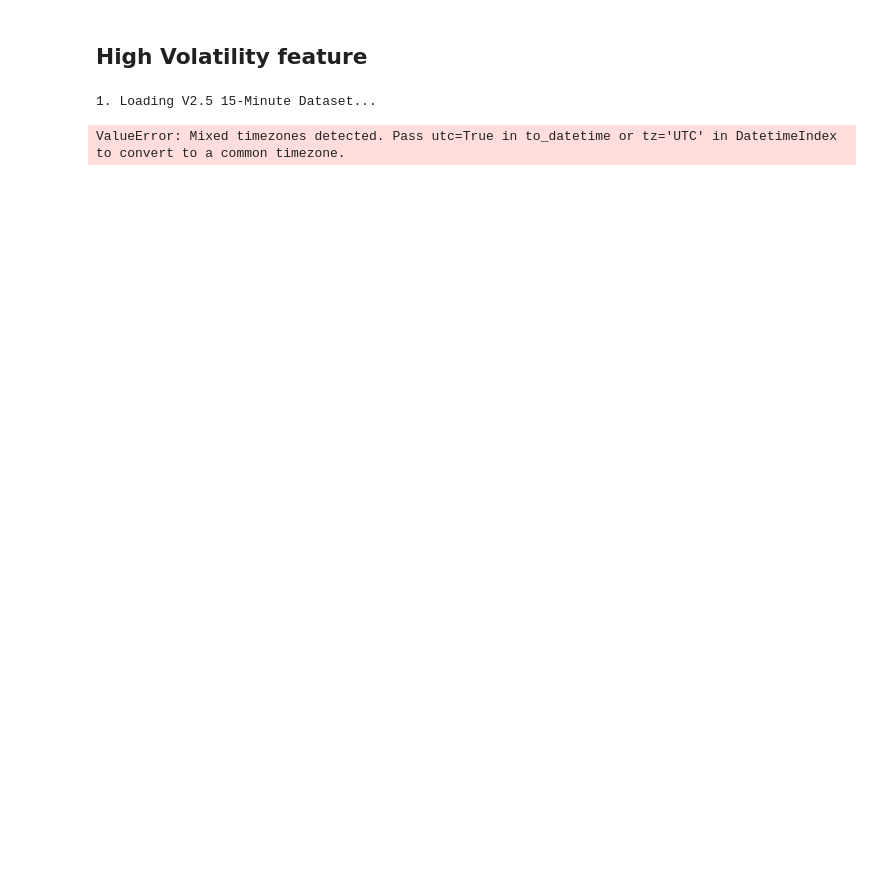
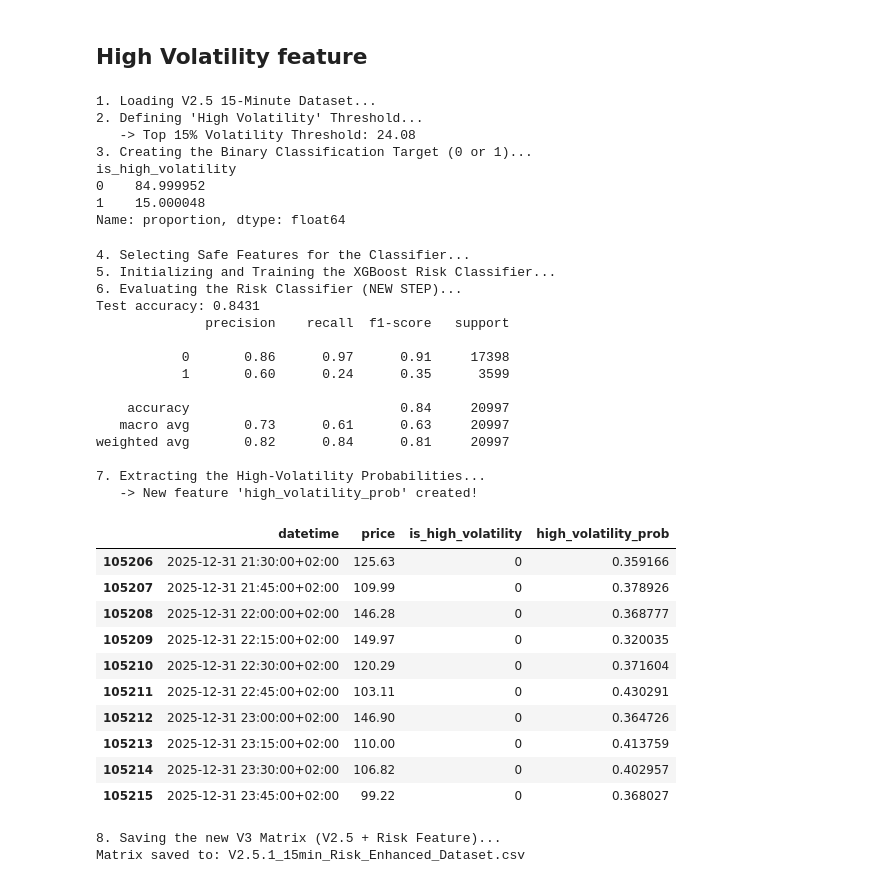
Before and after one commit to ThanSitt/nordpool_electricity_price_prediction, a Jupyter notebook: data/convertData/feature_high_volatility.ipynb, the cells around one changed output. Cells and saved outputs as stored; diff of their text form; code cells hidden in the pictures; blank space fills up the shorter version.

```diff
--- a/data/convertData/feature_high_volatility.ipynb
+++ b/data/convertData/feature_high_volatility.ipynb
@@ -8,12 +8,12 @@ print("1. Loading V2.5 15-Minute Dataset...")
 
 df = pd.read_csv('V2.5_15min_features.csv')
 
-df['datetime'] = pd.to_datetime(df['datetime'])
+#convert datetime to UTC then to Helsinki timezone
+df['datetime'] = pd.to_datetime(df['datetime'], utc=True).dt.tz_convert('Europe/Helsinki')
 df = df.sort_values('datetime').reset_index(drop=True)
 
 print("2. Defining 'High Volatility' Threshold...")
-#use rolling std to define high volatility
-# noted:
+# use rolling std to define high volatility
 df['price_roll_std_6h'] = df['price'].rolling(window=24).std()
 
 # delete rows with NaN values in 'price_roll_std_6h' column
@@ -27,7 +27,13 @@ df['is_high_volatility'] = (df['price_roll_std_6h'] >= vol_threshold).astype(int
 print(df['is_high_volatility'].value_counts(normalize=True) * 100)
 # %% [output]
 1. Loading V2.5 15-Minute Dataset...
+2. Defining 'High Volatility' Threshold...
+   -> Top 15% Volatility Threshold: 24.08
+3. Creating the Binary Classification Target (0 or 1)...
+is_high_volatility
+0    84.999952
+1    15.000048
+Name: proportion, dtype: float64
-ValueError: Mixed timezones detected. Pass utc=True in to_datetime or tz='UTC' in DatetimeIndex to convert to a common timezone.
 # %%
 from xgboost import XGBClassifier
 from sklearn.model_selection import train_test_split
@@ -42,39 +48,70 @@ vol_features = ['temp', 'wind_speed', 'wind_direction_deg', 'temp_lag_4',
 X_vol = df[vol_features]
 y_vol = df['is_high_volatility']
 
 # to make sure there are no NaN values in the features, we can drop rows with NaN values
 mask = X_vol.notna().all(axis=1)
 X_vol, y_vol = X_vol[mask], y_vol[mask]
 
 X_vol_train, X_vol_test, y_vol_train, y_vol_test = train_test_split(
     X_vol, y_vol, test_size=0.2, shuffle=False
 )
 
 print("5. Initializing and Training the XGBoost Risk Classifier...")
 risk_model = XGBClassifier(
-    n_estimators=100,       # 100棵警戒树
+    n_estimators=100,
     learning_rate=0.05,
     max_depth=5,            # depth of each tree,as a hyperparameter, can be tuned
     objective='binary:logistic',  # binary classification
     random_state=42         # lock the random seed for reproducibility
 )
 risk_model.fit(X_vol_train, y_vol_train)
 
 print("6. Evaluating the Risk Classifier (NEW STEP)...")
 y_pred = risk_model.predict(X_vol_test)
 print('Test accuracy:', round(accuracy_score(y_vol_test, y_pred), 4))
 print(classification_report(y_vol_test, y_pred))
 
 print("7. Extracting the High-Volatility Probabilities...")
 # predict_proba returns [safe probability, high-volatility probability], take the second column [:, 1]
-predicted_probabilities = risk_model.predict_proba(X_vol)[:, 1]
-df['high_volatility_prob'] = predicted_probabilities
+
+proba = pd.Series(risk_model.predict_proba(X_vol)[:, 1], index=X_vol.index)
+df['high_volatility_prob'] = proba
 
 print("   -> New feature 'high_volatility_prob' created!")
 df[['datetime', 'price', 'is_high_volatility', 'high_volatility_prob']].tail(10)
+# %% [output]
+4. Selecting Safe Features for the Classifier...
+5. Initializing and Training the XGBoost Risk Classifier...
+6. Evaluating the Risk Classifier (NEW STEP)...
+Test accuracy: 0.8431
+              precision    recall  f1-score   support
+
+           0       0.86      0.97      0.91     17398
+           1       0.60      0.24      0.35      3599
+
+    accuracy                           0.84     20997
+   macro avg       0.73      0.61      0.63     20997
+weighted avg       0.82      0.84      0.81     20997
+
+7. Extracting the High-Volatility Probabilities...
+   -> New feature 'high_volatility_prob' created!
+|  | datetime | price | is_high_volatility | high_volatility_prob |
+| 105206 | 2025-12-31 21:30:00+02:00 | 125.63 | 0 | 0.359166 |
+| 105207 | 2025-12-31 21:45:00+02:00 | 109.99 | 0 | 0.378926 |
+| 105208 | 2025-12-31 22:00:00+02:00 | 146.28 | 0 | 0.368777 |
+| 105209 | 2025-12-31 22:15:00+02:00 | 149.97 | 0 | 0.320035 |
+| 105210 | 2025-12-31 22:30:00+02:00 | 120.29 | 0 | 0.371604 |
+| 105211 | 2025-12-31 22:45:00+02:00 | 103.11 | 0 | 0.430291 |
+| 105212 | 2025-12-31 23:00:00+02:00 | 146.90 | 0 | 0.364726 |
+| 105213 | 2025-12-31 23:15:00+02:00 | 110.00 | 0 | 0.413759 |
+| 105214 | 2025-12-31 23:30:00+02:00 | 106.82 | 0 | 0.402957 |
+| 105215 | 2025-12-31 23:45:00+02:00 | 99.22 | 0 | 0.368027 |
 # %%
-print("8. Saving the new V3 Matrix (V2.5 + Risk Feature)...")
+print("8. Saving the new V3 Matrix (V2.5.1+ Risk Feature)...")
 #save
-save_path = 'V3.0_15min_Risk_Enhanced_Dataset.csv'
+save_path = 'V2.5.1_15min_Risk_Enhanced_Dataset.csv'
 df.to_csv(save_path, index=False)
 print(f"Matrix saved to: {save_path}")
+# %% [output]
+8. Saving the new V3 Matrix (V2.5 + Risk Feature)...
+Matrix saved to: V2.5.1_15min_Risk_Enhanced_Dataset.csv
```
Also changed, not shown: parts of 2 cells of this notebook, 3 other files.
